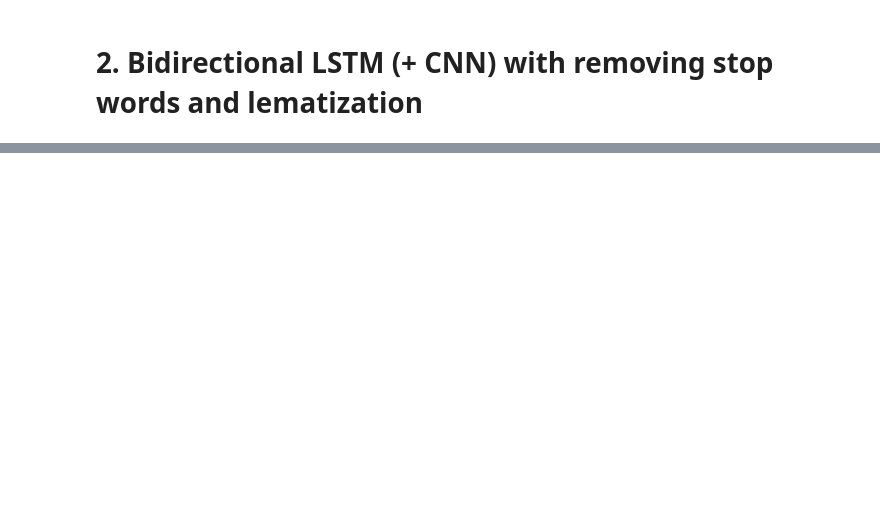
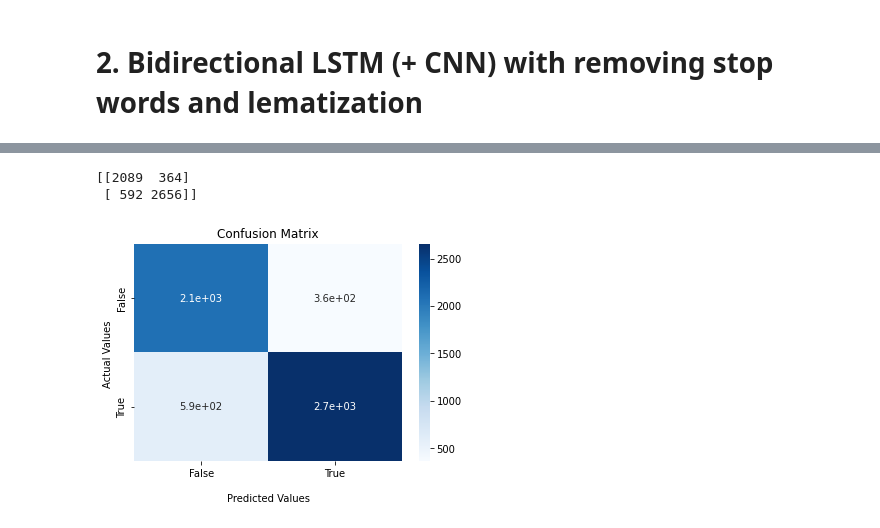
Before and after one commit to stazam/DTSE-project, a Jupyter notebook: DTSE_steam_data_reviews_model_building.ipynb, the cells around one changed output, grey strips where cells are left out. Saved outputs shown, nothing was run; the diff lists cells and outputs as text; code cells hidden in the pictures; blank space fills up the shorter version.

```diff
--- a/DTSE_steam_data_reviews_model_building.ipynb
+++ b/DTSE_steam_data_reviews_model_building.ipynb
@@ -489,26 +596,33 @@ history = model.fit(X_train_padded_NN, y_train, epochs=1, validation_data=(X_tes
 # %%
-X_train_pred = model.predict(X_train_padded_NN)
-X_test_pred = model.predict(X_test_padded_NN)
+X_train_pred = model_1.predict(X_train_padded_NN)
+X_test_pred = model_1.predict(X_test_padded_NN)
+# %%
+X_train_p = np.array([x[0] for x in X_train_pred])
+X_test_p = np.array([x[0] for x in X_test_pred])
 # %%
 from sklearn.metrics import confusion_matrix
 
 #first is category 0 then catgory 1. Check:
 #np.logical_and((y_test ==1),np.array([x[0] for x in (round(X_test_p) == 1).values])).sum()
 
-results = confusion_matrix(y_test, round(X_test_p))
+results = confusion_matrix(y_test, X_test_p.round())
 print(results)
 
 import seaborn as sns
 
 ax = sns.heatmap(results, annot=True, cmap='Blues')
 
-ax.set_title('Seaborn Confusion Matrix with labels\n\n');
+ax.set_title('Confusion Matrix');
 ax.set_xlabel('\nPredicted Values')
 ax.set_ylabel('Actual Values ');
 
 ## Ticket labels - List must be in alphabetical order
 ax.xaxis.set_ticklabels(['False','True'])
 ax.yaxis.set_ticklabels(['False','True'])
 
 ## Display the visualization of the Confusion Matrix.
 plt.show()
+# %% [output]
+[[2089  364]
+ [ 592 2656]]
+[figure, added]
```
Also changed, not shown: parts of 35 cells of this notebook.
